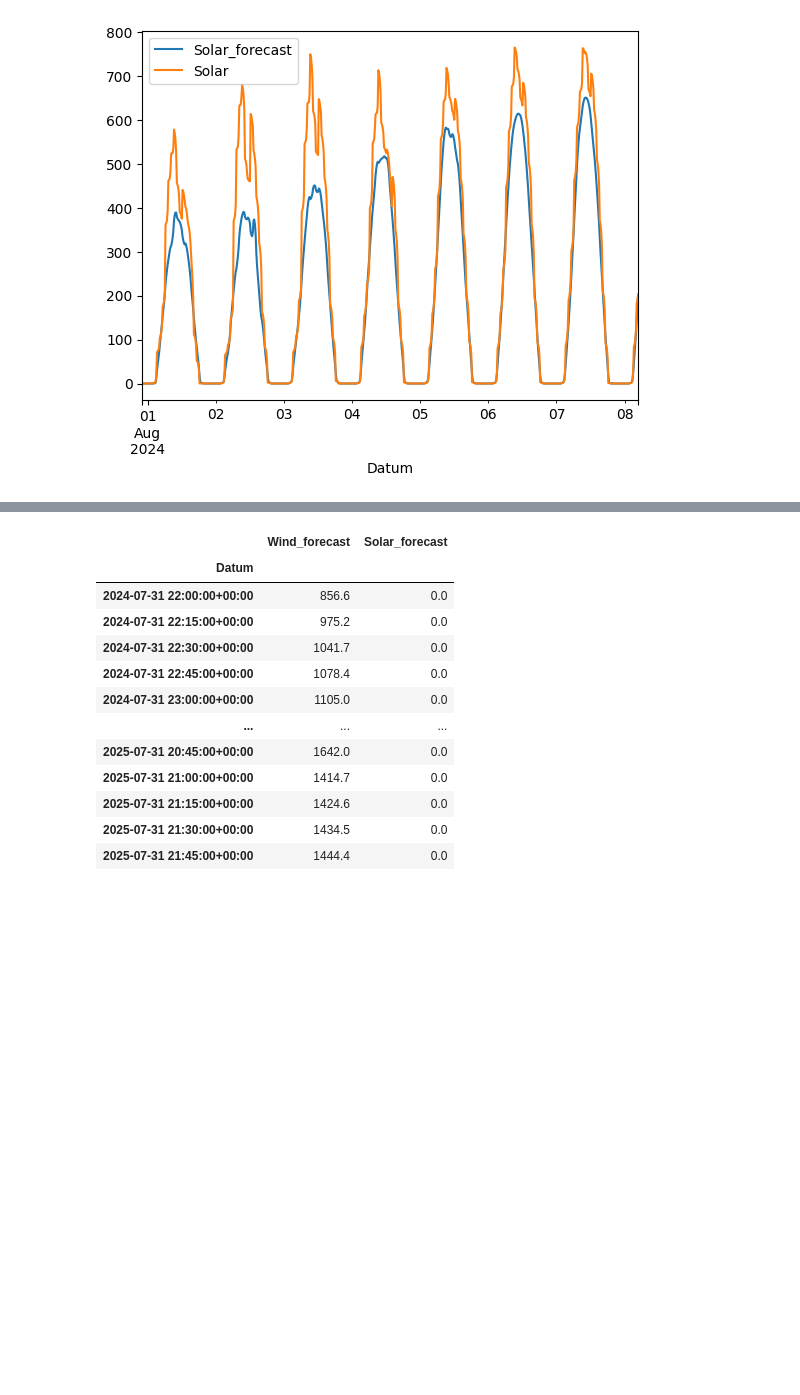
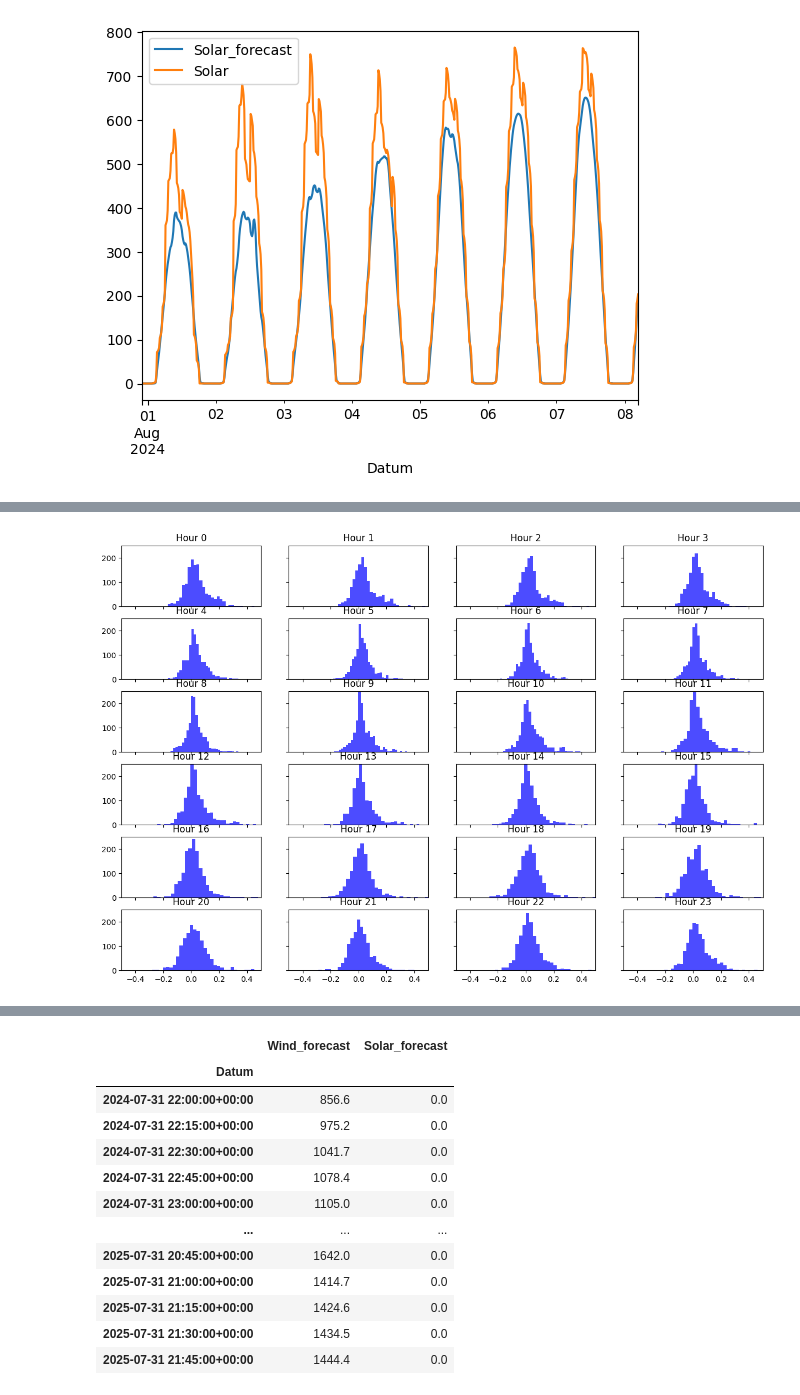
Before and after one commit to cvonholly/dvpp_reward_mechanism, a Jupyter notebook: src/get_pv_wind_playground.ipynb, the cells around one changed output, grey strips where cells are left out. Drawn from its saved outputs; the diff is of its cells as text; code cells hidden in the pictures; blank space fills up the shorter version.

```diff
--- a/src/get_pv_wind_playground.ipynb
+++ b/src/get_pv_wind_playground.ipynb
@@ -106,0 +115,16 @@ plt.show()
+# %%
+# split by hour of day
+hourly_error_wind = error_wind.groupby([error_wind.index.hour]).apply(list)
+hourly_error_solar = error_solar.groupby([error_solar.index.hour]).apply(list)
+# %%
+# plot for every hour historgram
+import matplotlib.pyplot as plt
+fig, axs = plt.subplots(6, 4, figsize=(15, 10), sharex=True, sharey=True)
+for hour in range(24):
+    ax = axs[hour // 4, hour % 4]
+    ax.hist(hourly_error_wind[hour], bins=30, alpha=0.7, color='blue')
+    ax.set_title(f'Hour {hour}')
+    ax.set_xlim([-.5, .5])
+    ax.set_ylim([0, 250])
+# %% [output]
+[figure, added]
```
Also changed, not shown: parts of 14 cells of this notebook, 2 other files.
